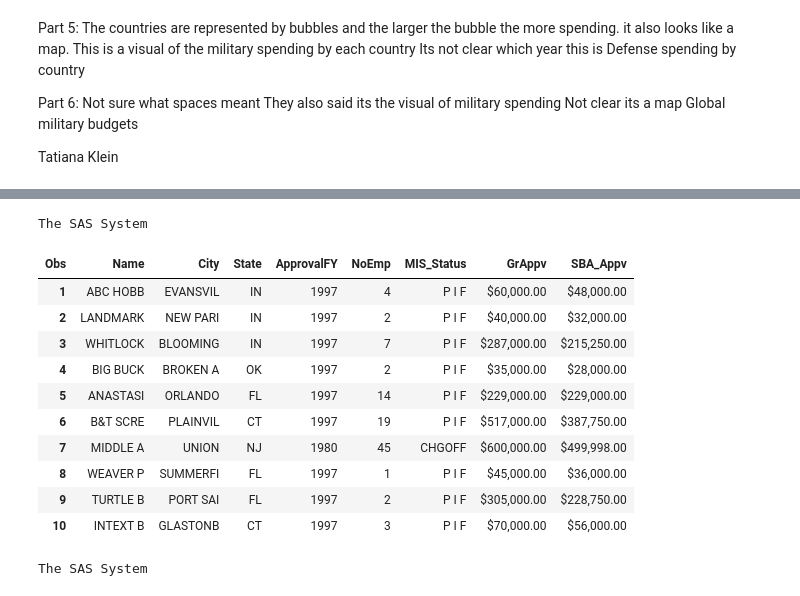
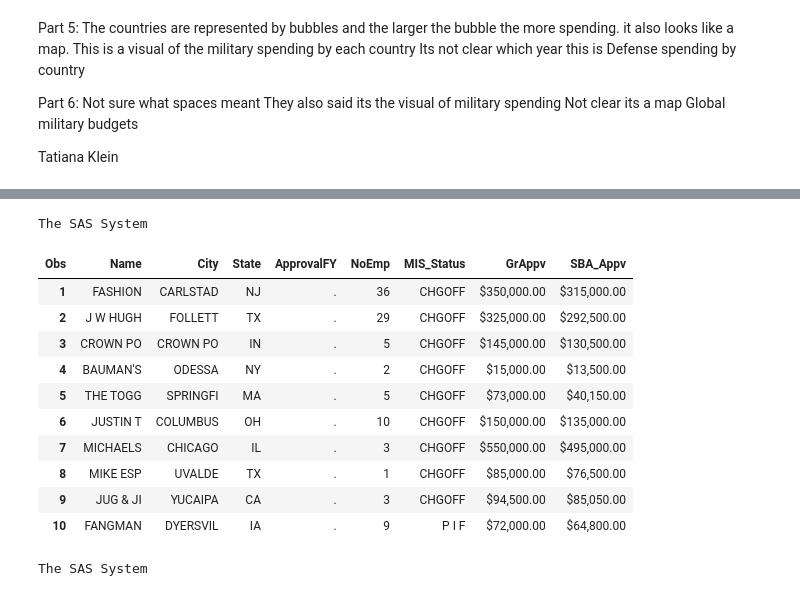
Before and after one commit to AndrewManukov/Stat448, a Jupyter notebook: assignments/station_quiz_week_2_manukov2.ipynb, the cells around one changed output, grey strips where cells are left out. Cells and saved outputs as stored; diff of their text form; code cells hidden in the pictures.

```diff
--- a/assignments/station_quiz_week_2_manukov2.ipynb
+++ b/assignments/station_quiz_week_2_manukov2.ipynb
@@ -244,22 +243,25 @@ The SAS System
 # %%
 data sba_2;
     set sba(keep=Name City State ApprovalFY NoEmp MIS_Status GrAppv SBA_Appv);
 run;
+proc sort data=sba_2;
+    by ApprovalFY;
+run;
 proc print data=sba_2 (obs=10);
 run;
 # %% [output]
 The SAS System
 | Obs | Name | City | State | ApprovalFY | NoEmp | MIS_Status | GrAppv | SBA_Appv |
-| 1 | ABC HOBB | EVANSVIL | IN | 1997 | 4 | P I F | $60,000.00 | $48,000.00 |
-| 2 | LANDMARK | NEW PARI | IN | 1997 | 2 | P I F | $40,000.00 | $32,000.00 |
-| 3 | WHITLOCK | BLOOMING | IN | 1997 | 7 | P I F | $287,000.00 | $215,250.00 |
-| 4 | BIG BUCK | BROKEN A | OK | 1997 | 2 | P I F | $35,000.00 | $28,000.00 |
-| 5 | ANASTASI | ORLANDO | FL | 1997 | 14 | P I F | $229,000.00 | $229,000.00 |
-| 6 | B&T SCRE | PLAINVIL | CT | 1997 | 19 | P I F | $517,000.00 | $387,750.00 |
-| 7 | MIDDLE A | UNION | NJ | 1980 | 45 | CHGOFF | $600,000.00 | $499,998.00 |
-| 8 | WEAVER P | SUMMERFI | FL | 1997 | 1 | P I F | $45,000.00 | $36,000.00 |
-| 9 | TURTLE B | PORT SAI | FL | 1997 | 2 | P I F | $305,000.00 | $228,750.00 |
-| 10 | INTEXT B | GLASTONB | CT | 1997 | 3 | P I F | $70,000.00 | $56,000.00 |
+| 1 | FASHION | CARLSTAD | NJ | . | 36 | CHGOFF | $350,000.00 | $315,000.00 |
+| 2 | J W HUGH | FOLLETT | TX | . | 29 | CHGOFF | $325,000.00 | $292,500.00 |
+| 3 | CROWN PO | CROWN PO | IN | . | 5 | CHGOFF | $145,000.00 | $130,500.00 |
+| 4 | BAUMAN'S | ODESSA | NY | . | 2 | CHGOFF | $15,000.00 | $13,500.00 |
+| 5 | THE TOGG | SPRINGFI | MA | . | 5 | CHGOFF | $73,000.00 | $40,150.00 |
+| 6 | JUSTIN T | COLUMBUS | OH | . | 10 | CHGOFF | $150,000.00 | $135,000.00 |
+| 7 | MICHAELS | CHICAGO | IL | . | 3 | CHGOFF | $550,000.00 | $495,000.00 |
+| 8 | MIKE ESP | UVALDE | TX | . | 1 | CHGOFF | $85,000.00 | $76,500.00 |
+| 9 | JUG & JI | YUCAIPA | CA | . | 3 | CHGOFF | $94,500.00 | $85,050.00 |
+| 10 | FANGMAN | DYERSVIL | IA | . | 9 | P I F | $72,000.00 | $64,800.00 |
 # %%
 
 data sba_3;
```
Also changed, not shown: parts of 3 cells of this notebook, 1 other file.
